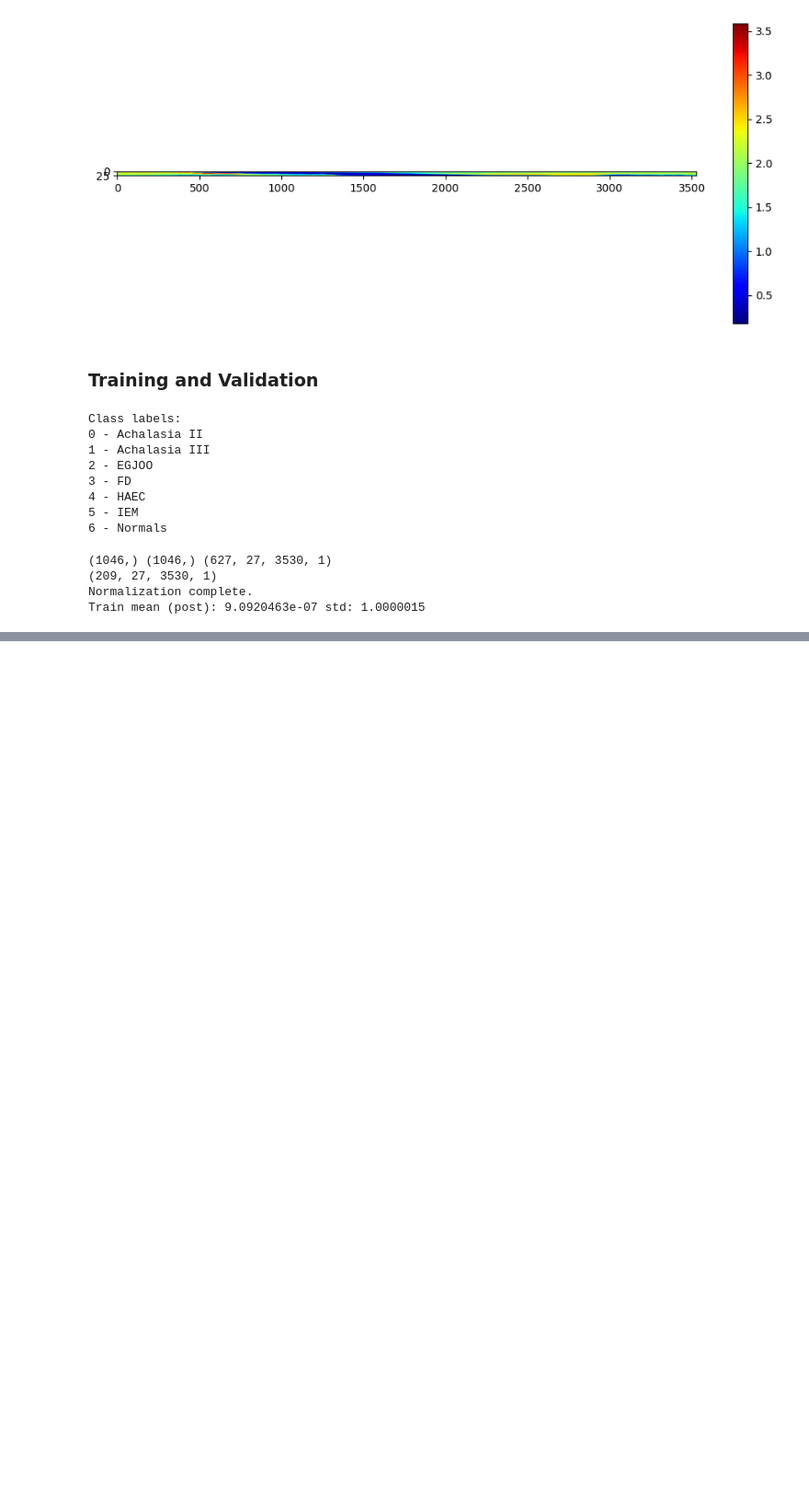
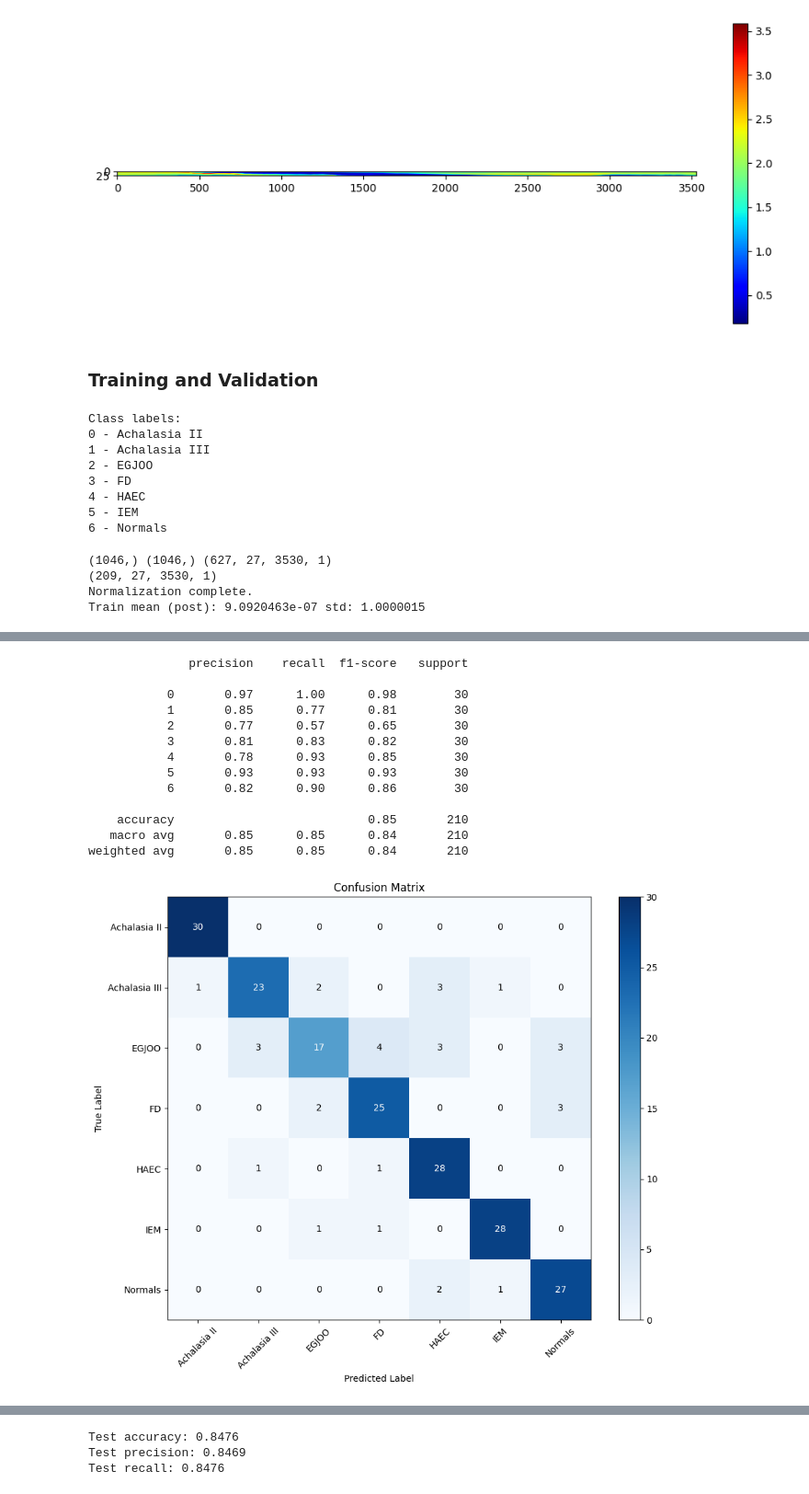
Before and after one commit to satvikak/esophagus, a Jupyter notebook: esophagus.ipynb, the cells around one changed output, grey strips where cells are left out. Shown at 92% size. Drawn from its saved outputs; the diff is of its cells as text; code cells hidden in the pictures; blank space fills up the shorter version.

```diff
--- a/esophagus.ipynb
+++ b/esophagus.ipynb
@@ -526,0 +653,18 @@ test_plot('combined')
+# %%
+train(shape, combined_model, 'combined_ip')
+test_plot('combined_ip')
+# %% [output]
+              precision    recall  f1-score   support
+
+           0       0.97      1.00      0.98        30
+           1       0.85      0.77      0.81        30
+           2       0.77      0.57      0.65        30
+           3       0.81      0.83      0.82        30
+           4       0.78      0.93      0.85        30
+           5       0.93      0.93      0.93        30
+           6       0.82      0.90      0.86        30
+
+    accuracy                           0.85       210
+   macro avg       0.85      0.85      0.84       210
+weighted avg       0.85      0.85      0.84       210
+[figure, added]
@@ -527 +679,4 @@ test_plot('combined')
+Test accuracy: 0.8476
+Test precision: 0.8469
+Test recall: 0.8476
 # %%
```
Also changed, not shown: parts of 17 cells of this notebook.
